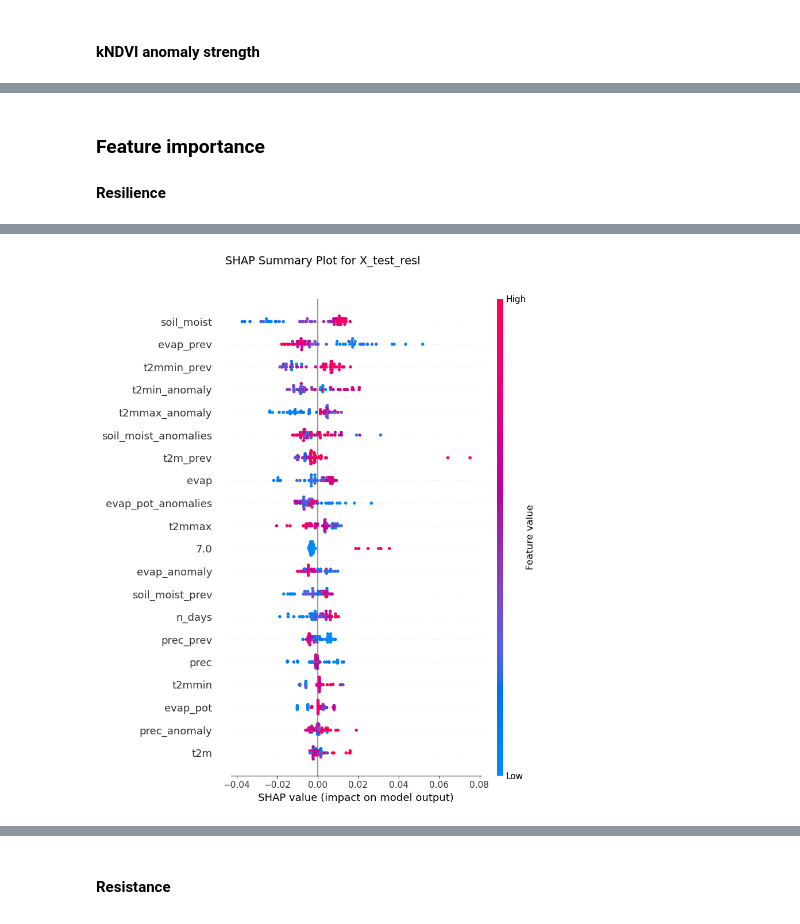
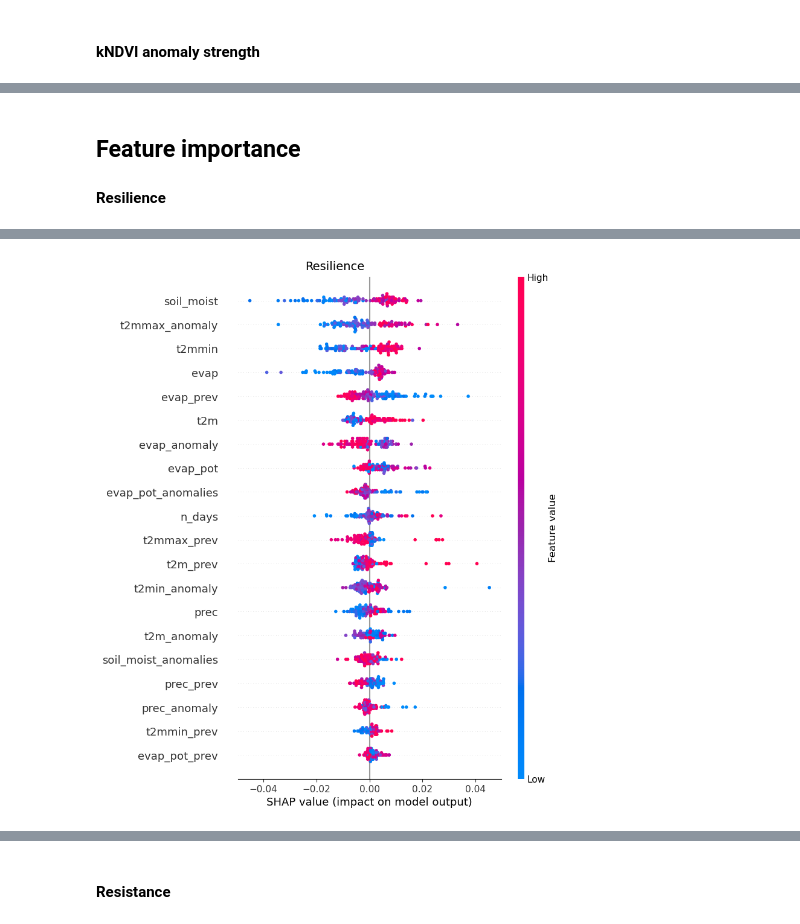
Before and after one commit to bgrandt/masters_thesis, a Jupyter notebook: 5_modeling.ipynb, the cells around one changed output, grey strips where cells are left out. Cells and saved outputs as stored; diff of their text form; code cells hidden in the pictures.

Commit message:
completed most plots for document

```diff
--- a/5_modeling.ipynb
+++ b/5_modeling.ipynb
@@ -157,0 +135,37 @@ best_hyperparams_resl = fmin(
+# %%
+# Define objevtice function
+def objective_cv_resl(space):
+    model = xgb.XGBRegressor(
+    objective='reg:squarederror',
+    random_state=41,
+    eta=space['eta'],
+    gamma=space['gamma'],
+    max_depth=int(space['max_depth']),
+    min_child_weight=int(space['min_child_weight']),
+    subsample=space['subsample'],
+    colsample_bytree=space['colsample_bytree'],
+    alpha=space['alpha'],
+    reg_lambda=space['reg_lambda'],
+    n_estimators = 1000
+)
+
+    # Perform cross-validation
+    cv_results = cross_val_score(model, X_train_resl, y_train_resl, cv=5, scoring='neg_mean_squared_error')
+
+    # Compute the mean of the negative MSE scores
+    mse = -cv_results.mean()
+
+    return {'loss': mse, 'status': STATUS_OK}
+
+# Store results
+trials = Trials()
+
+# Run optimization
+best_hyperparams_resl = fmin(
+    fn = objective_cv_resl,
+    space=space,
+    algo = tpe.suggest,
+    max_evals = 300,
+    trials = trials,
+    rstate = np.random.default_rng(41)
+)
@@ -164,7 +190,8 @@ xgb_resl = xgb.XGBRegressor(
     min_child_weight = int(best_hyperparams_resl['min_child_weight']),
     subsample = best_hyperparams_resl['subsample'],
     colsample_bytree = best_hyperparams_resl['colsample_bytree'],
-    alpha = best_hyperparams_resl['alpha']
+    alpha = best_hyperparams_resl['alpha'],
+    reg_lambda = best_hyperparams_resl['reg_lambda']
 )
 
 
@@ -481,5 +515,5 @@ plt.scatter(y_test_anom, y_pred_anom_test)
 # %% [markdown]
-### Feature importance
+## Feature importance
 #### Resilience
 # %%
 explainer_resl = shap.Explainer(xgb_resl)
@@ -490,11 +524,11 @@ shap.initjs() # Initializes havascript support
 # %%
 plt.figure(figsize=(10, 6))
 shap.summary_plot(shap_values_resl, X_test_resl, show=False)
-plt.suptitle("SHAP Summary Plot for resilience mode", fontsize=14, y=1.02)
+plt.suptitle("Resilience", fontsize=14, y=0.97)
 plt.tight_layout()
 plt.show()
 # %% [output]
-[figure, old version]
+[figure, new version]
 # %%
 shap.summary_plot(shap_values_resl, X_test_resl, plot_type="bar", show=False)
 
```
Also changed, not shown: parts of 49 cells of this notebook, 6 other files.
